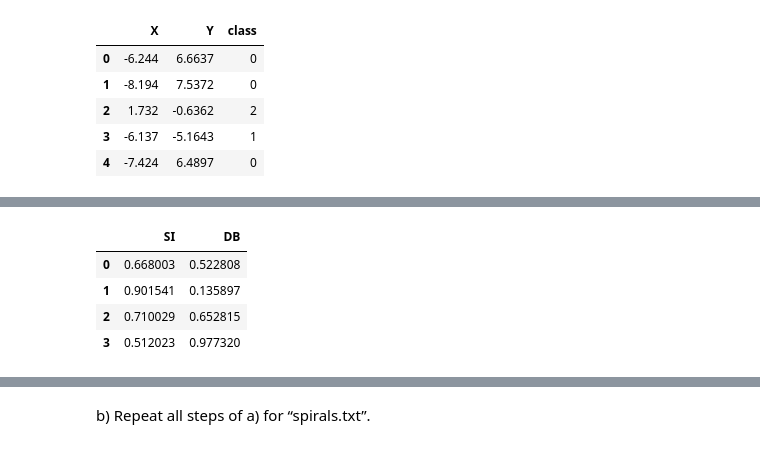
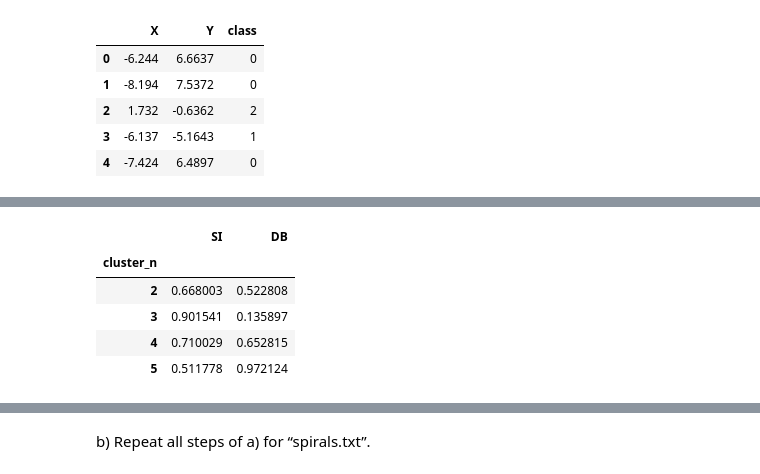
Before and after one commit to banditar/DataMining-2022-aalto, a Jupyter notebook: Assignment 2/Homework2.ipynb, the cells around one changed output, grey strips where cells are left out. Saved outputs shown, nothing was run; the diff lists cells and outputs as text; code cells hidden in the pictures.

```diff
--- a/Assignment 2/Homework2.ipynb
+++ b/Assignment 2/Homework2.ipynb
@@ -76,9 +82,10 @@ for i in range(2,6):
-# %%
-m_balls = pd.DataFrame.from_dict(m_balls)
-m_balls
-# %% [output]
-|  | SI | DB |
-| 0 | 0.668003 | 0.522808 |
-| 1 | 0.901541 | 0.135897 |
-| 2 | 0.710029 | 0.652815 |
-| 3 | 0.512023 | 0.977320 |
+# %%
+balls_metrics = pd.DataFrame.from_dict(balls_metrics)
+balls_metrics.set_index("cluster_n")
+# %% [output]
+|  | SI | DB |
+| cluster_n |  |  |
+| 2 | 0.668003 | 0.522808 |
+| 3 | 0.901541 | 0.135897 |
+| 4 | 0.710029 | 0.652815 |
+| 5 | 0.511778 | 0.972124 |
```
Also changed, not shown: parts of 10 cells of this notebook.
